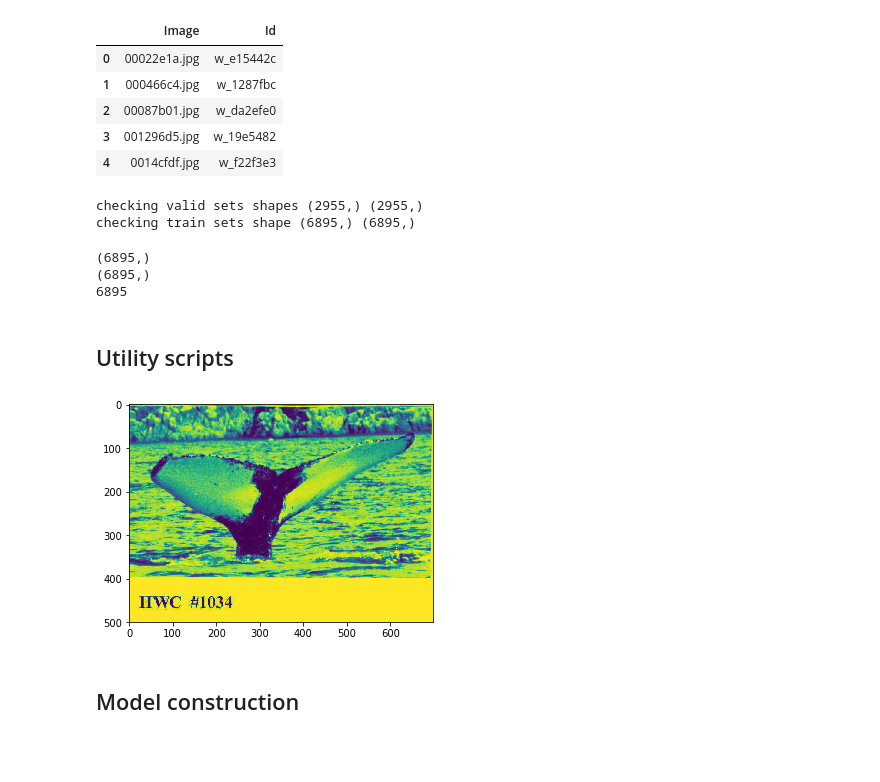
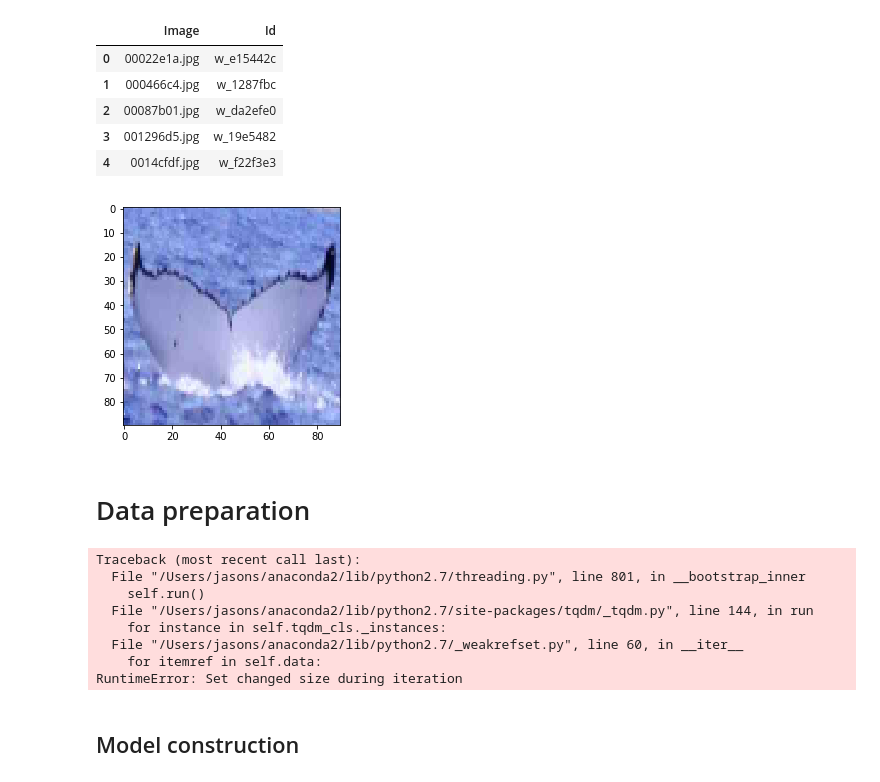
Before and after one commit to deepcollege/deeplearning, a Jupyter notebook: 009-cnn/challenge-humpback-whale-classification/src/Humpback Whale classification.ipynb, the cells around one changed output. Drawn from its saved outputs; the diff is of its cells as text; code cells hidden in the pictures; blank space fills up the shorter version.

```diff
--- a/009-cnn/challenge-humpback-whale-classification/src/Humpback Whale classification.ipynb
+++ b/009-cnn/challenge-humpback-whale-classification/src/Humpback Whale classification.ipynb
@@ -19,9 +23,12 @@ import matplotlib.image as mpimg
+# %%
+learning_rate = 0.001
+im_size = 128
+training_dir = '../inputs/train/'
 # %% [markdown]
 ## Inspecting train data set
 # %%
-training_dir = '../inputs/train/'
-train = pd.read_csv('../inputs/train.csv')
-data.head()
+df_train = pd.read_csv('../inputs/train.csv')
+df_train.head()
 # %% [output]
 |  | Image | Id |
 | 0 | 00022e1a.jpg | w_e15442c |
@@ -29,37 +36,15 @@ data.head()
 | 2 | 00087b01.jpg | w_da2efe0 |
 | 3 | 001296d5.jpg | w_19e5482 |
 | 4 | 0014cfdf.jpg | w_f22f3e3 |
-# %%
-train_x_raw = train.Image
-train_y_raw = train.Id
-train_X, valid_X, train_y, valid_y = train_test_split(train_x_raw, train_y_raw, test_size=0.3, random_state=1)
-train_y_raw = np.array(train_y, np.str)
-num_class = train_y_raw.shape[0]
-print('checking valid sets shapes', valid_X.shape, valid_y.shape)
-print('checking train sets shape', train_X.shape, train_y.shape)
-# %% [output]
-checking valid sets shapes (2955,) (2955,)
-checking train sets shape (6895,) (6895,)
-# %%
-print(train_X.shape)
-print(train_y.shape)
-print(train_y_raw.shape[0])
-# %% [output]
-(6895,)
-(6895,)
-6895
-# %%
-# Parameters
-im_size = 90
-# %% [markdown]
-## Utility scripts
 # %%
-def process_image(name):
-    x = mpimg.imread(training_dir + name)
-    # resize
-    image = np.resize(image, [128, 128])
+def process_image(file_dir, name):
+    x = mpimg.imread(file_dir + name)
+    return cv2.resize(x, (im_size, im_size))
 # %%
-# plt.imshow(x)
-# plt.show()
+img = process_image(training_dir, df_train.Image[3])
+plt.imshow(img)
+plt.show()
 # %% [output]
-[figure, old version]
+[figure, new version]
+# %% [markdown]
+# Data preparation
@@ -66,3 +56,17 @@ def process_image(name):
+# %%
+for file, label in tqdm(df_train.values):
+    img = process_image(training_dir, file)
+    X_train.append(img)
+    y_train.append(label)
+# %% [output]
+Traceback (most recent call last):
+  File "/Users/jasons/anaconda2/lib/python2.7/threading.py", line 801, in __bootstrap_inner
+    self.run()
+  File "/Users/jasons/anaconda2/lib/python2.7/site-packages/tqdm/_tqdm.py", line 144, in run
+    for instance in self.tqdm_cls._instances:
+  File "/Users/jasons/anaconda2/lib/python2.7/_weakrefset.py", line 60, in __iter__
+    for itemref in self.data:
+RuntimeError: Set changed size during iteration
 # %% [markdown]
 ## Model construction
 # %%
```
Also changed, not shown: parts of 3 cells of this notebook.
